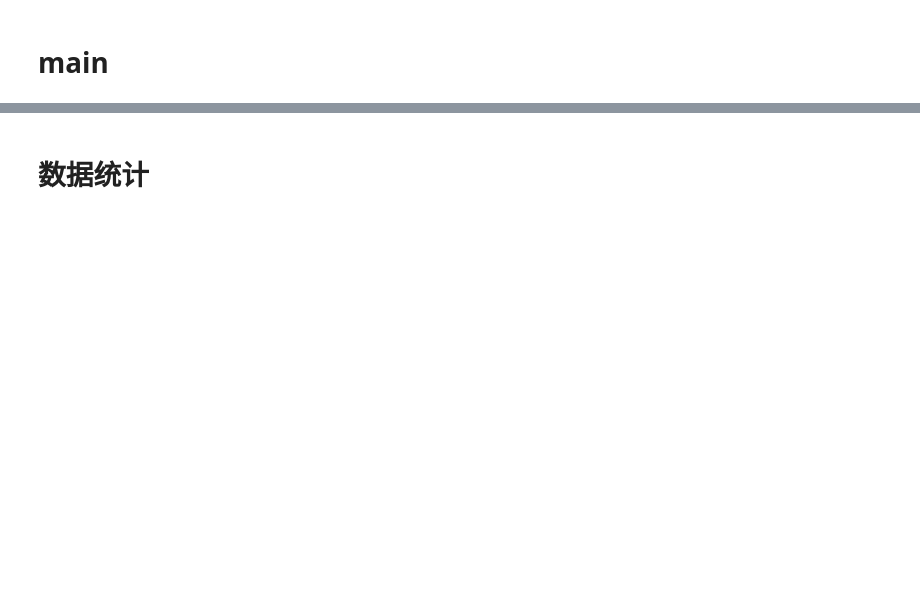
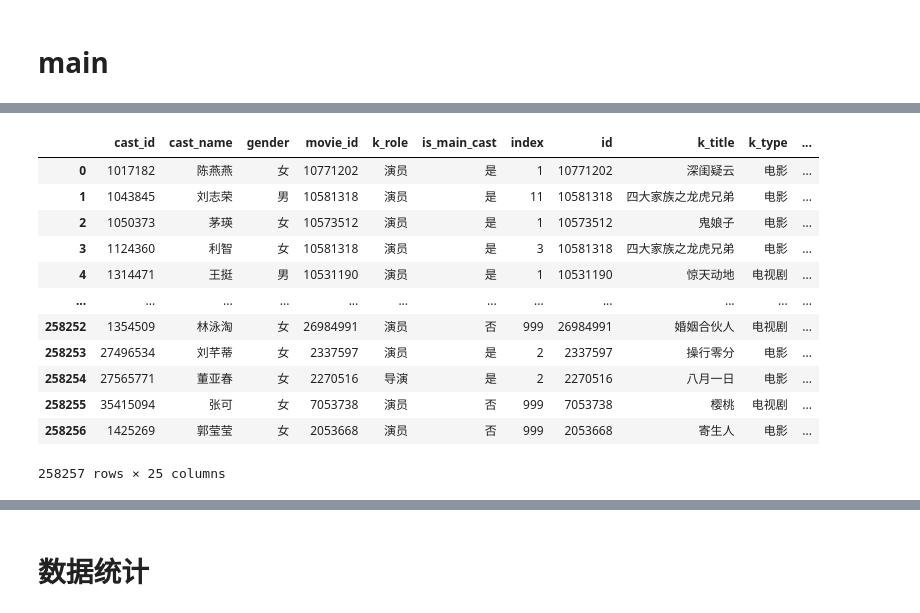
Before and after one commit to Kofi-W/net_charts, a Jupyter notebook: cast/movie_net/movie_net.ipynb, the cells around one changed output, grey strips where cells are left out. Cells and saved outputs as stored; diff of their text form; code cells hidden in the pictures; blank space fills up the shorter version.

Commit message:
daily update movie network data

```diff
--- a/cast/movie_net/movie_net.ipynb
+++ b/cast/movie_net/movie_net.ipynb
@@ -438,3 +376,19 @@ net_data = get_chart_data_all(df_filtered, title_prefix=f"{title_value}{work_typ
 # 保存处理后的数据
 with open(f'json_data/net_data_{work_type_value}_{sort_by}_{asc_value}_{top_n}_{rating_people_min}.json', 'w', encoding='utf-8') as f:
     json.dump(net_data, f, ensure_ascii=False, indent=4)
+# %%
+df_raw
+# %% [output]
+|  | cast_id | cast_name | gender | movie_id | k_role | is_main_cast | index | id | k_title | k_type | ... |
+| 0 | 1017182 | 陈燕燕 | 女 | 10771202 | 演员 | 是 | 1 | 10771202 | 深闺疑云 | 电影 | ... |
+| 1 | 1043845 | 刘志荣 | 男 | 10581318 | 演员 | 是 | 11 | 10581318 | 四大家族之龙虎兄弟 | 电影 | ... |
+| 2 | 1050373 | 茅瑛 | 女 | 10573512 | 演员 | 是 | 1 | 10573512 | 鬼娘子 | 电影 | ... |
+| 3 | 1124360 | 利智 | 女 | 10581318 | 演员 | 是 | 3 | 10581318 | 四大家族之龙虎兄弟 | 电影 | ... |
+| 4 | 1314471 | 王挺 | 男 | 10531190 | 演员 | 是 | 1 | 10531190 | 惊天动地 | 电视剧 | ... |
+| ... | ... | ... | ... | ... | ... | ... | ... | ... | ... | ... | ... |
+| 258252 | 1354509 | 林泳淘 | 女 | 26984991 | 演员 | 否 | 999 | 26984991 | 婚姻合伙人 | 电视剧 | ... |
+| 258253 | 27496534 | 刘芊蒂 | 女 | 2337597 | 演员 | 是 | 2 | 2337597 | 操行零分 | 电影 | ... |
+| 258254 | 27565771 | 董亚春 | 女 | 2270516 | 导演 | 是 | 2 | 2270516 | 八月一日 | 电影 | ... |
+| 258255 | 35415094 | 张可 | 女 | 7053738 | 演员 | 否 | 999 | 7053738 | 樱桃 | 电视剧 | ... |
+| 258256 | 1425269 | 郭莹莹 | 女 | 2053668 | 演员 | 否 | 999 | 2053668 | 寄生人 | 电影 | ... |
+258257 rows × 25 columns
```
Also changed, not shown: parts of 53 cells of this notebook, 5 other files.
